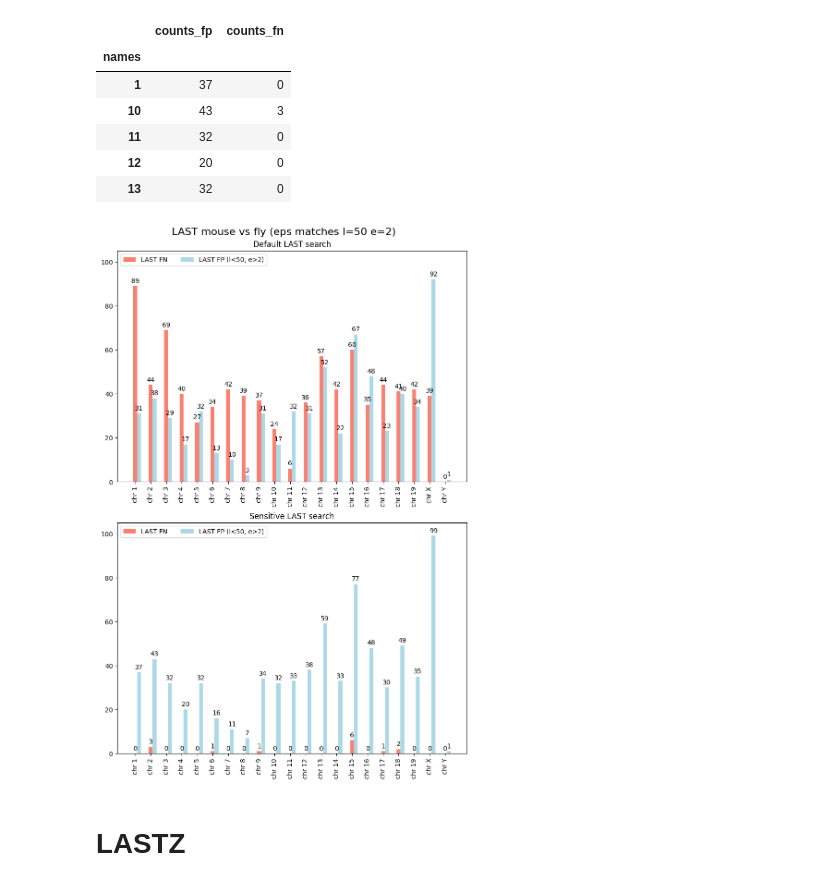
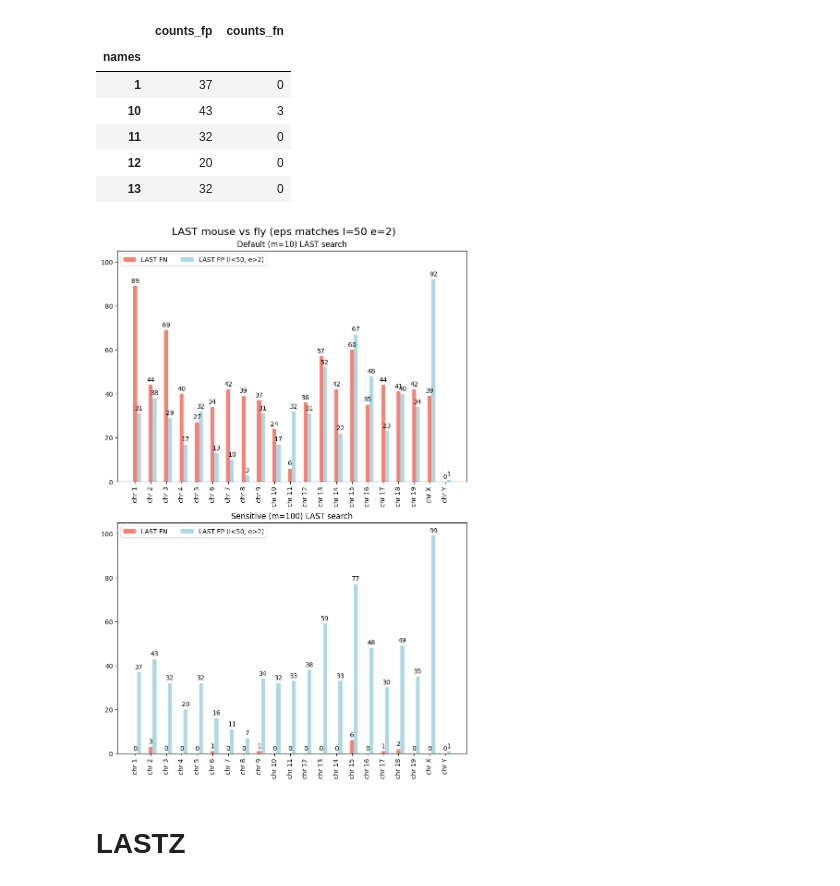
Before and after one commit to eaasna/test-DREAM-stellar, a Jupyter notebook: work-python/missed-matches/What is missed.ipynb, the cells around one changed output. Drawn from its saved outputs; the diff is of its cells as text; code cells hidden in the pictures.

```diff
--- a/work-python/missed-matches/What is missed.ipynb
+++ b/work-python/missed-matches/What is missed.ipynb
@@ -154,0 +118,4 @@ np.sum(blast_missed.len) / len(blast_missed.len)
+# %%
+in_dir="k28_blast_vs_stellar_l50_e2"
+df = get_count_df(in_dir)
+df.head()
@@ -271,37 +248,37 @@ def set_ax_plot(ax, df, typename):
     offset = width * multiplier
     rects = ax.bar(x + offset, counts, width, label="LAST FN", color = "salmon")
     ax.bar_label(rects, padding=3)
     multiplier += 1
 
     counts = df["counts_fp"].values
     offset = width * multiplier
     rects = ax.bar(x + offset, counts, width, label="LAST FP (l<50, e>2)", color = "lightblue")
     ax.bar_label(rects, padding=3)
     multiplier += 1
 
     # Add some text for labels, title and custom x-axis tick labels, etc.
     ax.set_title(typename + ' LAST search')
     ax.set_xticks(x + width, ["chr " + str(x) for x in chromosomes], rotation = 90)
     ax.legend(loc='upper left', ncols=3)
     ax.set_ylim(0, 105)
 
 fig, (ax1, ax2) = plt.subplots(2, layout='constrained')
 fig.set_figheight(12)
 fig.set_figwidth(8)
 fig.suptitle('LAST mouse vs fly (eps matches l=50 e=2)', fontsize=16)
 
 in_dir="m10_last_vs_stellar_l50_e2"
 df = get_count_df(in_dir)
-set_ax_plot(ax1, df, "Default")
+set_ax_plot(ax1, df, "Default (m=10)")
 
 in_dir="m100_last_vs_stellar_l50_e2"
 df = get_count_df(in_dir)
-set_ax_plot(ax2, df, "Sensitive")
+set_ax_plot(ax2, df, "Sensitive (m=100)")
 
-plt.savefig('last_search.png', dpi = 250)
+plt.savefig('last_search.png', dpi = 500)
 plt.show()
 # %% [output]
-[figure, old version]
+[figure, new version]
 # %% [markdown]
 # LASTZ
 # %%
```
Also changed, not shown: parts of 27 cells of this notebook, 3 other files.
